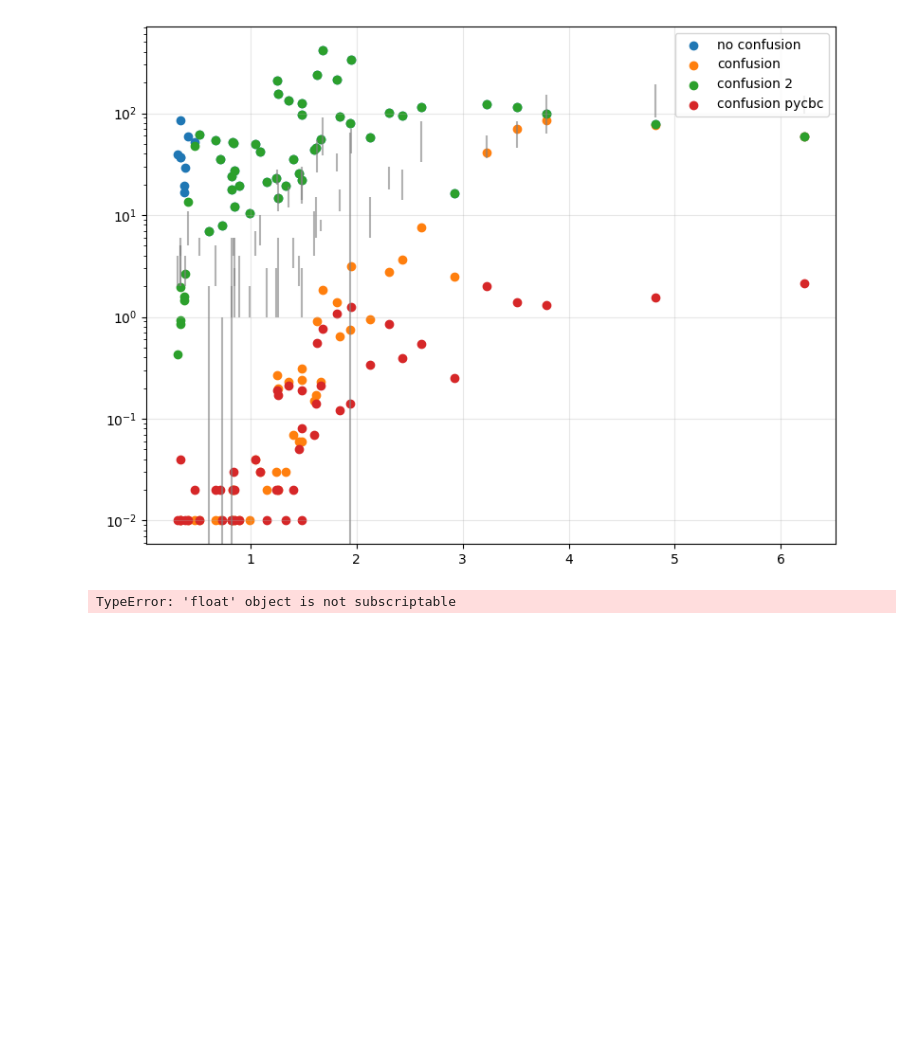
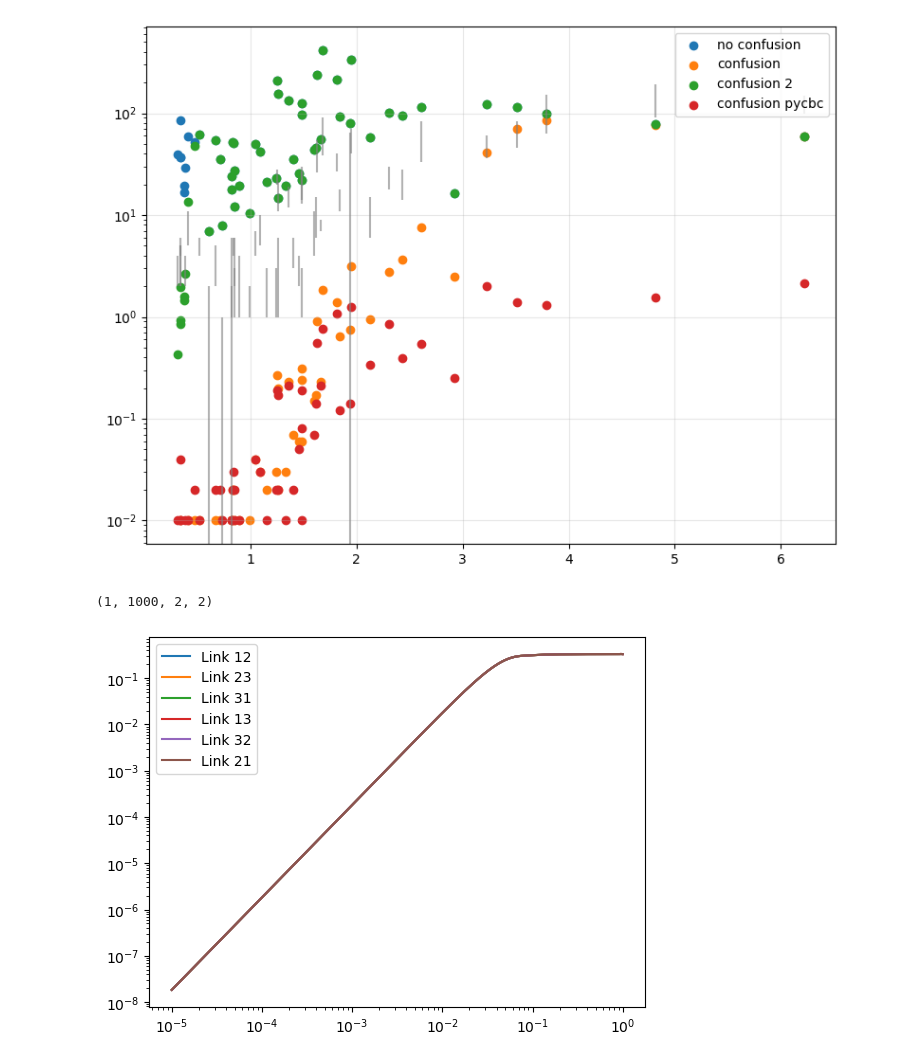
Before and after one commit to aacravi/snr-calculation, a Jupyter notebook: run-snr-script.ipynb, the cells around one changed output. Drawn from its saved outputs; the diff is of its cells as text; code cells hidden in the pictures; blank space fills up the shorter version.

```diff
--- a/run-snr-script.ipynb
+++ b/run-snr-script.ipynb
@@ -192,23 +174,29 @@ positions = orbits.compute_position(t=[0.0])
 fmin = 1e-5
 fmax = 0.1
 df = 1e-4
-fra = np.arange(fmin,  fmax, df)
-#strain_cov = np.eye(2)*np.sqrt(S_gal(fra))/np.sqrt(2)
-psd = noise_psd_AE_gal(fra, 2.5e9/constants.c)
-psd_nog = noise_psd_AE(fra,2.5e9/constants.c)
-psd2 = noise_psd_AE_gal2(fra, 2.5e9/constants.c, 4*365*24*3600)
-signal_cov_eta = segwo.response.compute_isotropic_signal_cov(f, ltts, positions)
-plt.loglog(fra, signal_cov_eta)
-plt.loglog(fra,psd_nog, label='no confusion')
-plt.loglog(fra, analytical_psd_lisa_tdi_AE_confusion(len(fra), df, fmin,tdi=1.5, duration=4), label='pycbc gal')
-#plt.loglog(fra, analytical_psd_lisa_tdi_AE(len(fra), df, fmin,tdi=1.5), label ='pycbc full')
-plt.loglog(fra, S_gal(fra),  label ='gal')
-plt.loglog(fra, S_gal2(fra, 4*365*24*3600), label='gal2')
-#plt.loglog(fra,psd, label='confusion')
-#plt.loglog(fra,psd2, label='confusion 2')
-plt.xlim(1e-4,1e-1)
-plt.ylim(1e-47, 1e-29)
-plt.legend()
-plt.xscale('log')
+fra = np.logspace(-5, 0, 1000)
+strain_cov = np.sqrt(S_gal(fra))[:, None, None] * np.eye(2) / np.sqrt(2)
+strain_cov = strain_cov[None, :, :, :]   # add time dimension
+strain_cov.shape
 # %% [output]
-TypeError: 'float' object is not subscriptable
+(1, 1000, 2, 2)
+# %%
+
+psd = noise_psd_AE_gal(fra, 2.5e9/constants.c)
+psd_nog = noise_psd_AE(fra,2.5e9/constants.c)
+psd2 = noise_psd_AE_gal2(fra, 2.5e9/constants.c, 4*365*24*3600)
+signal_cov_eta = segwo.response.compute_isotropic_signal_cov(fra, ltts, positions)
+for i, mosa in enumerate(orbits.LINKS):
+    plt.loglog(fra, np.abs(signal_cov_eta[0, :, i, i]), label=f"Link {mosa}")
+#plt.loglog(fra,psd_nog, label='no confusion')
+#plt.loglog(fra, analytical_psd_lisa_tdi_AE_confusion(len(fra), df, fmin,tdi=1.5, duration=4), label='pycbc gal')
+#plt.loglog(fra, analytical_psd_lisa_tdi_AE(len(fra), df, fmin,tdi=1.5), label ='pycbc full')
+#plt.loglog(fra, S_gal(fra),  label ='gal')
+#plt.loglog(fra, S_gal2(fra, 4*365*24*3600), label='gal2')
+#plt.loglog(fra,psd, label='confusion')
+#plt.loglog(fra,psd2, label='confusion 2')
+#plt.xlim(1e-4,1e-1)
+#plt.ylim(1e-47, 1e-29)
+plt.legend()
+# %% [output]
+[figure, added]
```
Also changed, not shown: parts of 1 cell of this notebook, 1 other file.
